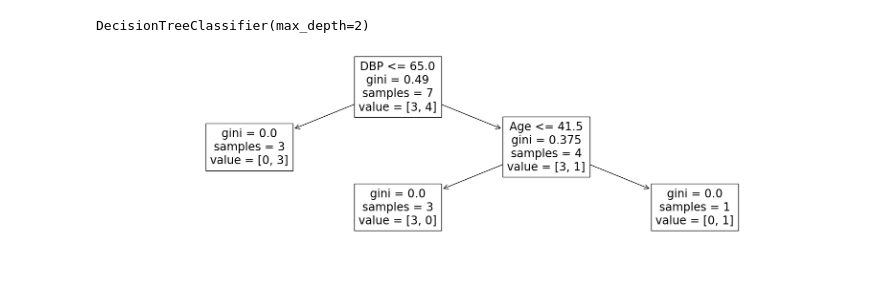
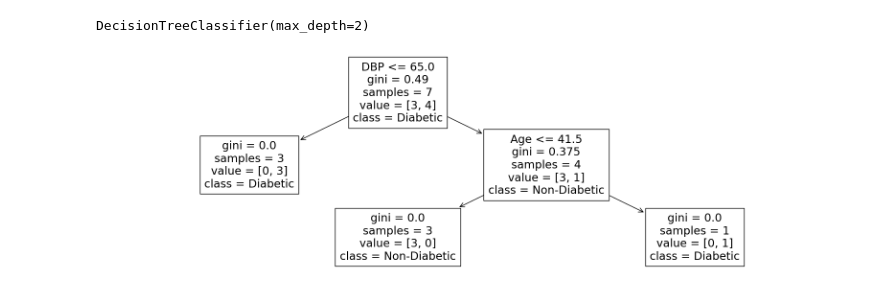
Before and after one commit to aamir09/Machine-Learning-, a Jupyter notebook: DecisonTree.ipynb, the cells around one changed output. Cells and saved outputs as stored; diff of their text form; code cells hidden in the pictures.

Commit message:
Decision Tree Added

```diff
--- a/DecisonTree.ipynb
+++ b/DecisonTree.ipynb
@@ -38,8 +38,8 @@ dtree.fit(X,y)
 DecisionTreeClassifier(max_depth=2)
 # %%
 #Plotting our tree
-fig,ax=plt.subplots(dpi=100,figsize=(20,5))
-plot_tree(dtree,max_depth=2,feature_names=['DBP','Age'])
+fig,ax=plt.subplots(dpi=100,figsize=(20,6))
+plot_tree(dtree,max_depth=2,feature_names=['DBP','Age'],class_names=['Non-Diabetic','Diabetic'])
 fig.savefig('DecisionTree.jpeg')
 # %% [output]
-[figure, old version]
+[figure, new version]
```
